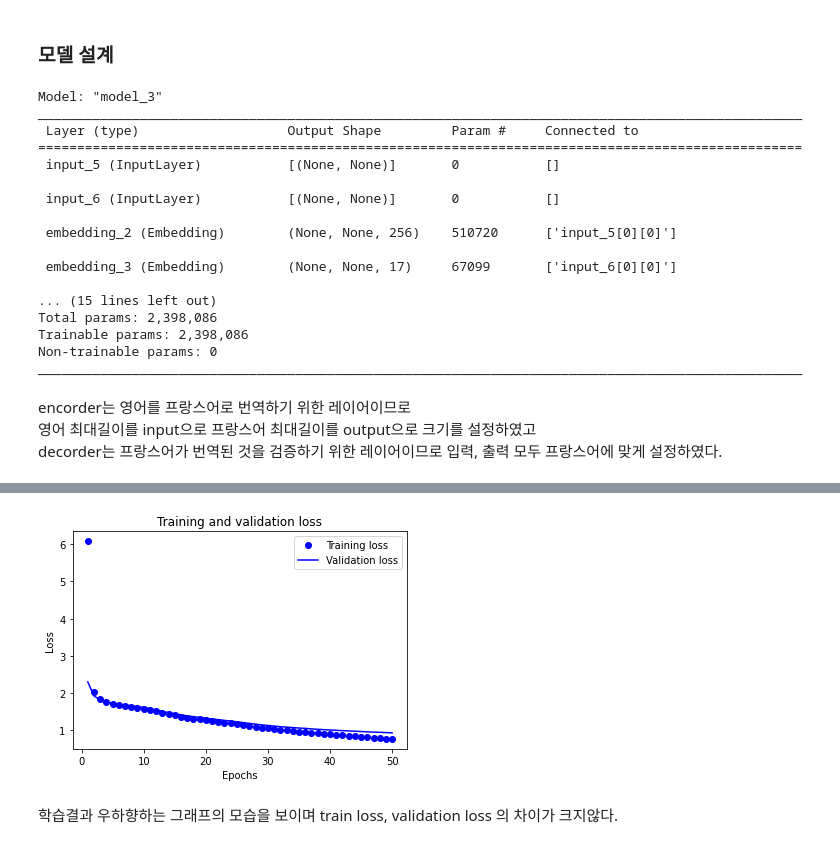
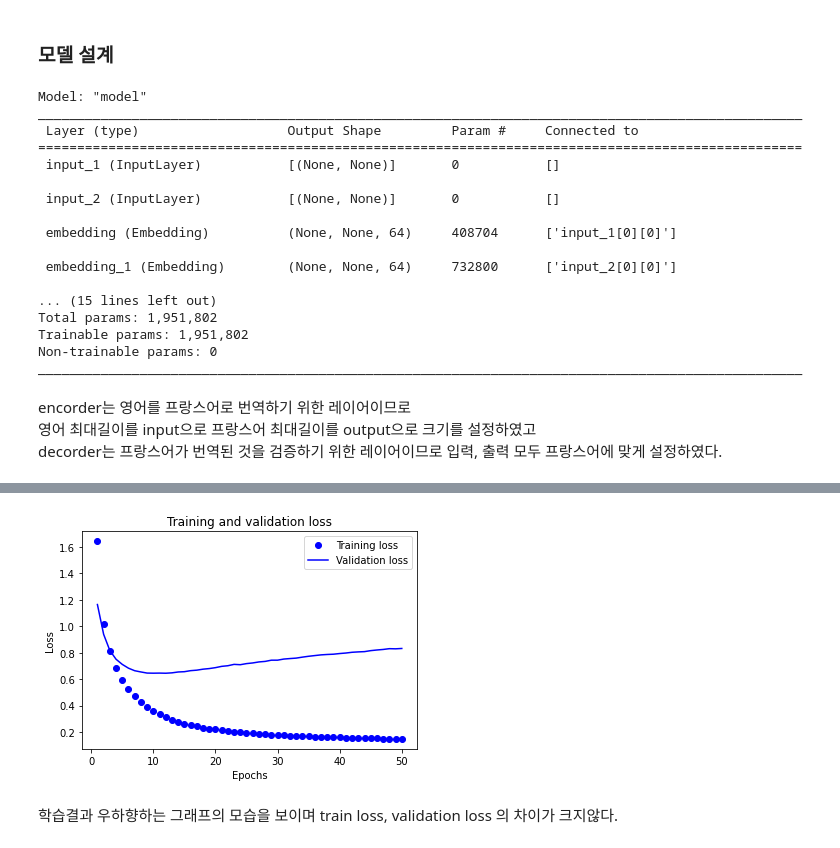
Before and after one commit to hwangsae91/project_so, a Jupyter notebook: exploration/221018/[Exp_10]20221018.ipynb, the cells around one changed output, grey strips where cells are left out. Cells and saved outputs as stored; diff of their text form; code cells hidden in the pictures.

```diff
--- a/exploration/221018/[Exp_10]20221018.ipynb
+++ b/exploration/221018/[Exp_10]20221018.ipynb
@@ -162,0 +165,19 @@ print('프랑스어 출력데이터의 크기(shape) :',np.shape(decoder_target)
+# %%
+shuffle_idx  = np.arange(MAX_SAMPLE_LEN)
+np.random.shuffle(shuffle_idx)
+
+encoder_input = encoder_input[shuffle_idx]
+decoder_input = decoder_input[shuffle_idx]
+decoder_target = decoder_target[shuffle_idx]
+
+print(encoder_input[3])
+print(decoder_input[3])
+print(decoder_target[3])
+
+encoder_input_train = encoder_input[:-VALID_LEN]
+decoder_input_train = decoder_input[:-VALID_LEN]
+decoder_target_train = decoder_target[:-VALID_LEN]
+
+encoder_input_test = encoder_input[-VALID_LEN:]
+decoder_input_test = decoder_input[-VALID_LEN:]
+decoder_target_test = decoder_target[-VALID_LEN:]
@@ -166,48 +193,54 @@ print('프랑스어 출력데이터의 크기(shape) :',np.shape(decoder_target)
 ### 모델 설계
 # %%
 encoder_inputs = Input(shape=(None,))
-encoder_embadding = Embedding(eng_vocab_size, max_eng_seq_len)
+encoder_embadding = Embedding(eng_vocab_size, HIDDEN_STATE_NUM)
 encoder_masking = Masking(mask_value=0.0)(encoder_embadding(encoder_inputs))
-encoder_lstm = LSTM(units = max_fra_seq_len, return_state = True)
+encoder_lstm = LSTM(units=HIDDEN_STATE_NUM, return_state = True)
 encoder_outputs, state_h, state_c = encoder_lstm(encoder_masking)
 encoder_states = [state_h, state_c]
 
 decoder_inputs = Input(shape=(None, ))
-decoder_embadding = Embedding(fra_vocab_size, max_fra_seq_len)
+decoder_embadding = Embedding(fra_vocab_size, HIDDEN_STATE_NUM)
 decoder_masking = Masking(mask_value=0.0)(decoder_embadding(decoder_inputs))
-decoder_lstm = LSTM(units = 256, return_sequences = True, return_state=True)
+decoder_lstm = LSTM(units=HIDDEN_STATE_NUM, return_sequences = True, return_state=True)
 decoder_outputs, _, _= decoder_lstm(decoder_masking, initial_state = encoder_states)
 
 decoder_softmax_layer = Dense(fra_vocab_size, activation='softmax')
 decoder_outputs = decoder_softmax_layer(decoder_outputs)
 
 model = Model([encoder_inputs, decoder_inputs], decoder_outputs)
-model.compile(optimizer="adam", loss="sparse_categorical_crossentropy")
+model.compile(
+    optimizer=tf.keras.optimizers.Adam(learning_rate=0.005)
+    , loss="sparse_categorical_crossentropy", metrics=['acc']
+)
 model.summary()
 # %% [output]
-Model: "model_3"
+Model: "model"
 __________________________________________________________________________________________________
  Layer (type)                   Output Shape         Param #     Connected to
 ==================================================================================================
- input_5 (InputLayer)           [(None, None)]       0           []
+ input_1 (InputLayer)           [(None, None)]       0           []
 
- input_6 (InputLayer)           [(None, None)]       0           []
+ input_2 (InputLayer)           [(None, None)]       0           []
 
- embedding_2 (Embedding)        (None, None, 256)    510720      ['input_5[0][0]']
+ embedding (Embedding)          (None, None, 64)     408704      ['input_1[0][0]']
 
- embedding_3 (Embedding)        (None, None, 17)     67099       ['input_6[0][0]']
+ embedding_1 (Embedding)        (None, None, 64)     732800      ['input_2[0][0]']
 
 ... (15 lines left out)
-Total params: 2,398,086
-Trainable params: 2,398,086
+Total params: 1,951,802
+Trainable params: 1,951,802
 Non-trainable params: 0
 __________________________________________________________________________________________________
 # %% [markdown]
 encorder는 영어를 프랑스어로 번역하기 위한 레이어이므로<br>영어 최대길이를 input으로 프랑스어 최대길이를 output으로 크기를 설정하였고<br>decorder는 프랑스어가 번역된 것을 검증하기 위한 레이어이므로 입력, 출력 모두 프랑스어에 맞게 설정하였다.
 # %%
-history_dict = model.fit(x=[encoder_input_train, decoder_input_train], y=decoder_target_train, \
-          validation_data = ([encoder_input_test, decoder_input_test], decoder_target_test),
-          batch_size=512, epochs=50).history
+fit_kwargs["validation_data"] = ([encoder_input_test, decoder_input_test], decoder_target_test)
+
+history_dict = model.fit(
+                         x=[encoder_input_train, decoder_input_train]
+                         , y=decoder_target_train
+                         , **fit_kwargs).history
 
 loss = history_dict['loss']
 val_loss = history_dict['val_loss']
@@ -242,4 +275,4 @@ Epoch 50/50
-[figure, old version]
+[figure, new version]
 # %% [markdown]
 학습결과 우하향하는 그래프의 모습을 보이며 train loss, validation loss 의 차이가 크지않다.
 # %% [markdown]
```
Also changed, not shown: parts of 16 cells of this notebook.
